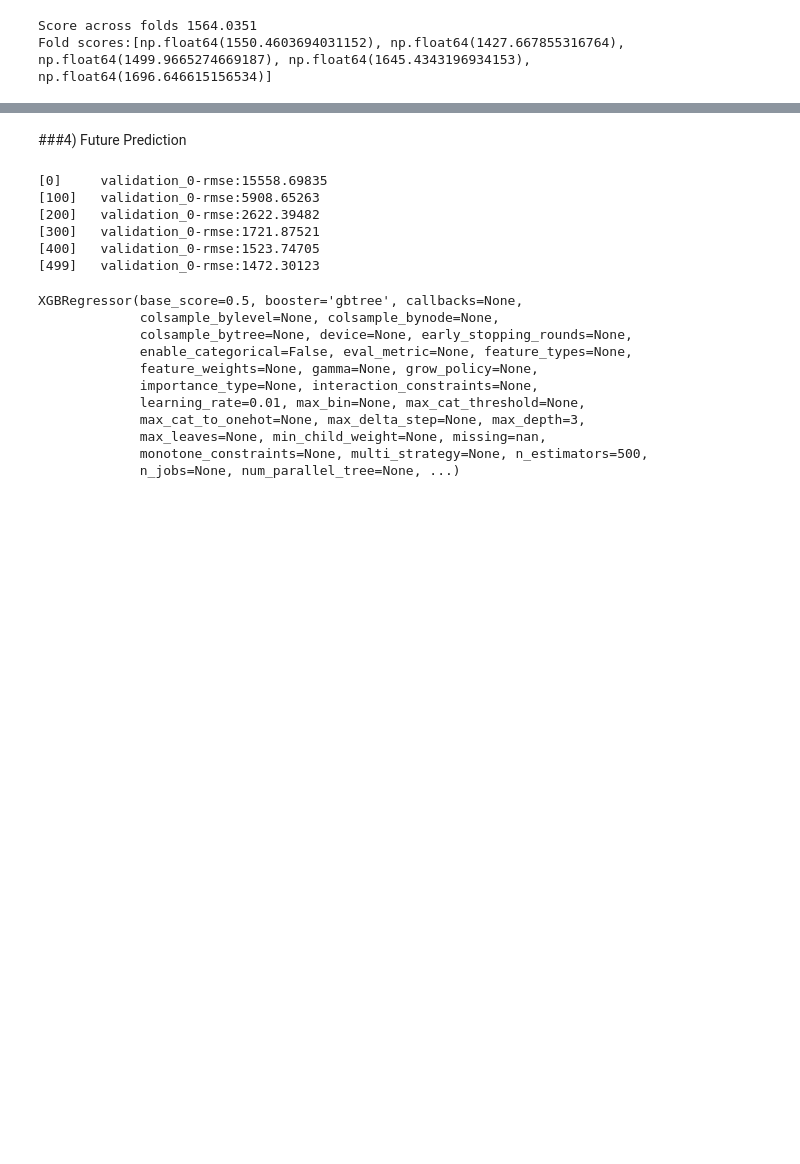
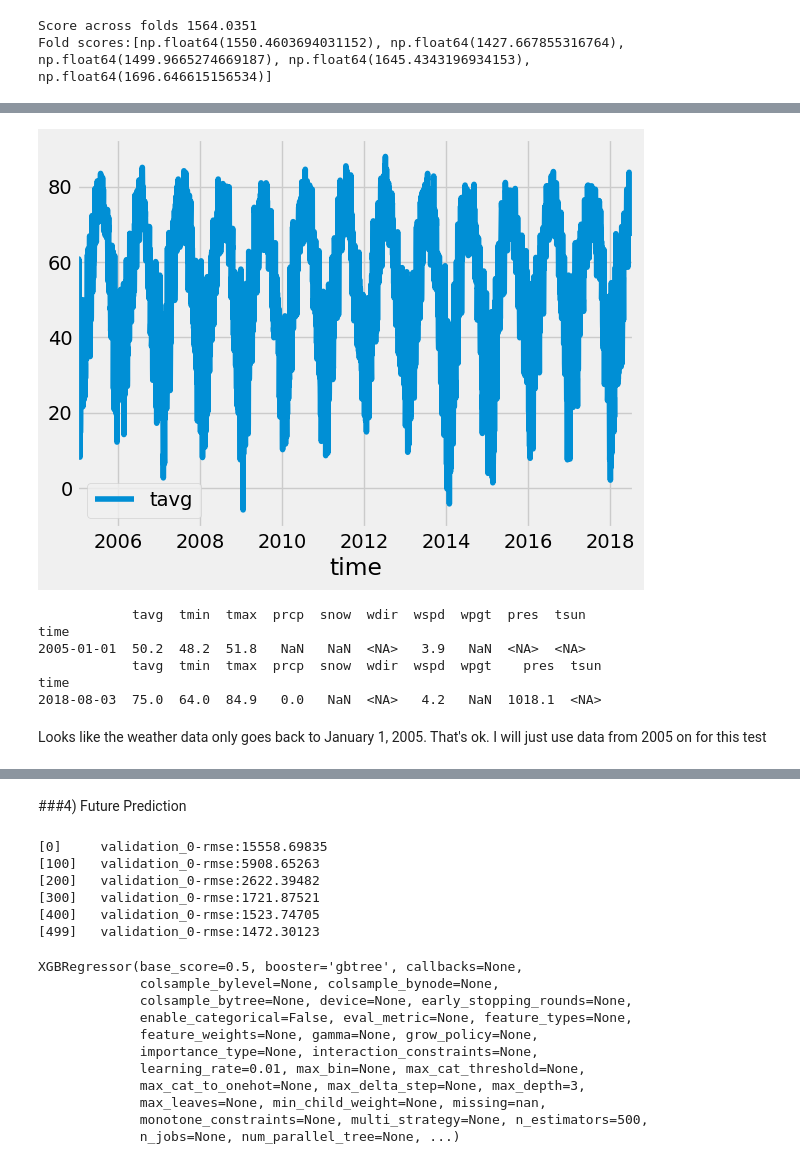
Before and after one commit to KarsonLeperi/DataScienceProjects, a Jupyter notebook: Time series/ts_machineLearning_energy.ipynb, the cells around one changed output, grey strips where cells are left out. Cells and saved outputs as stored; diff of their text form; code cells hidden in the pictures; blank space fills up the shorter version.

```diff
--- a/Time series/ts_machineLearning_energy.ipynb
+++ b/Time series/ts_machineLearning_energy.ipynb
@@ -386,0 +405,23 @@ Fold scores:[np.float64(1550.4603694031152), np.float64(1427.667855316764), np.f
+# %%
+from datetime import datetime
+from meteostat import Point, Daily, units
+
+# Define the time period
+start = datetime(2004, 1, 1)
+end = datetime(2018, 8, 3)
+
+# Latitude and Longitude of Columbus, OH, USA
+location = Point(40, -83)
+
+# Get daily data for the specified location and time period
+data = Daily(location, start, end)
+
+# Convert data to imperial units if desired (optional)
+data = data.convert(units.imperial)
+
+# Fetch the data
+daily_temp_df = data.fetch()
+
+daily_temp_df.plot(y=['tavg'])
+plt.show()
+# %% [output]
@@ -386,0 +440,13 @@ Fold scores:[np.float64(1550.4603694031152), np.float64(1427.667855316764), np.f
+[figure, added]
+# %%
+print(daily_temp_df.head(1))
+print(daily_temp_df.tail(1))
+# %% [output]
+            tavg  tmin  tmax  prcp  snow  wdir  wspd  wpgt  pres  tsun
+time
+2005-01-01  50.2  48.2  51.8   NaN   NaN  <NA>   3.9   NaN  <NA>  <NA>
+            tavg  tmin  tmax  prcp  snow  wdir  wspd  wpgt    pres  tsun
+time
+2018-08-03  75.0  64.0  84.9   0.0   NaN  <NA>   4.2   NaN  1018.1  <NA>
+# %% [markdown]
+Looks like the weather data only goes back to January 1, 2005. That's ok. I will just use data from 2005 on for this test
```
Also changed, not shown: parts of 51 cells of this notebook.
